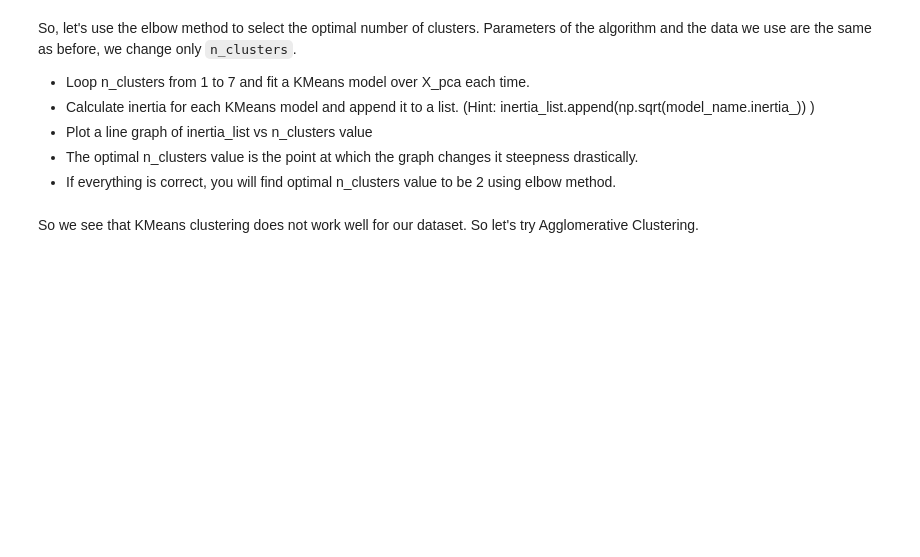
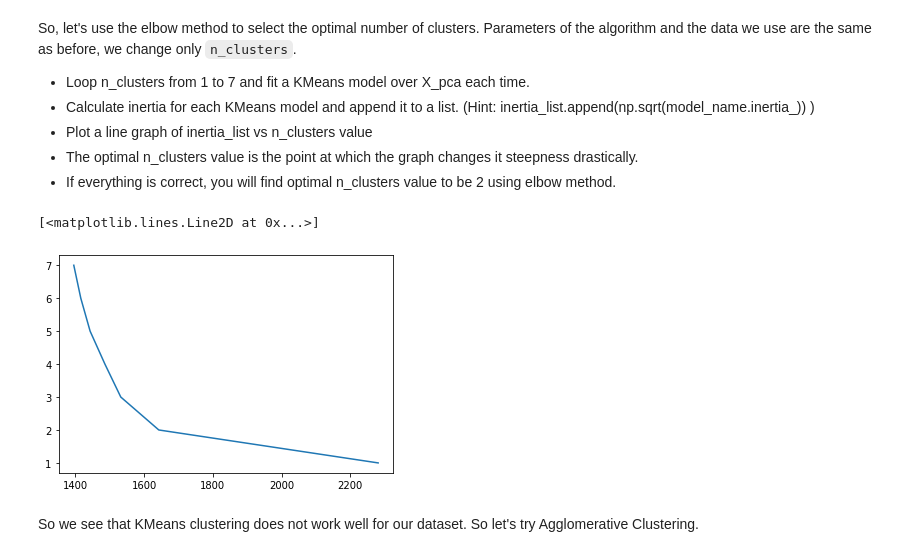
Before and after one commit to maitreya-v/Synapse_LP, a Jupyter notebook: Week_4.ipynb, the cells around one changed output. Saved outputs shown, nothing was run; the diff lists cells and outputs as text; code cells hidden in the pictures; blank space fills up the shorter version.

```diff
--- a/Week_4.ipynb
+++ b/Week_4.ipynb
@@ -233,3 +232,16 @@ So, let's use the elbow method to select the optimal number of clusters. Paramet
+# %%
+# code here
+inertia_list=[]
+nums=[]
+for i in range(1,8):
+  nums.append(i)
+  kmeansInst=KMeans(n_clusters=i,n_init=100,random_state=17)
+  kmeansInst.fit(X_pca)
+  inertia_list.append(np.sqrt(kmeansInst.inertia_))
+plt.plot(inertia_list,nums)
+# %% [output]
+[<matplotlib.lines.Line2D at 0x...>]
+[figure, added]
 # %% [markdown]
 So we see that KMeans clustering does not work well for our dataset. So let's try Agglomerative Clustering.
 # %% [markdown]
```
Also changed, not shown: parts of 4 cells of this notebook.
